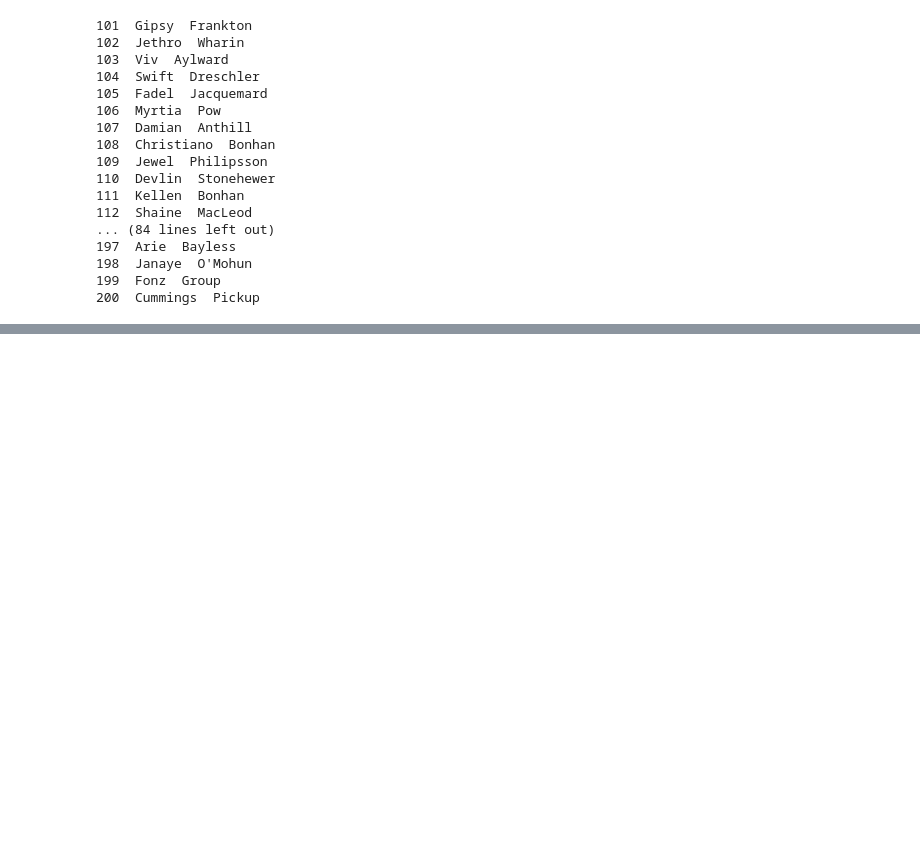
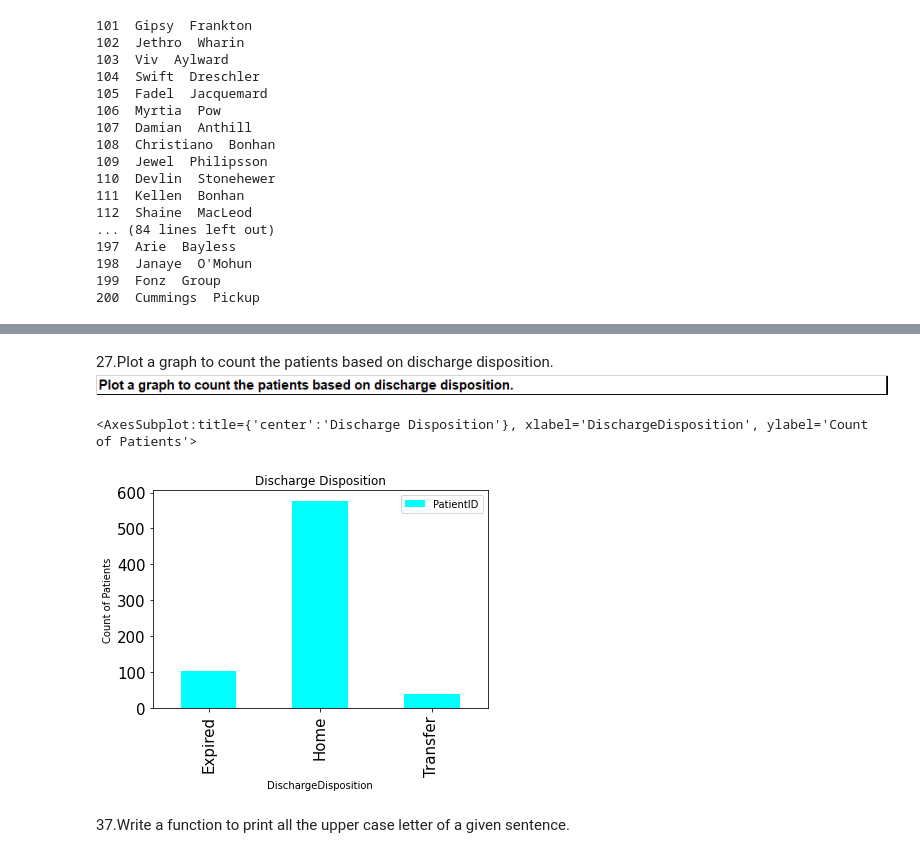
Before and after one commit to ArchanaDevaraju/python-warriors, a Jupyter notebook: Python Warriors-Divya.ipynb, the cells around one changed output, grey strips where cells are left out. Cells and saved outputs as stored; diff of their text form; code cells hidden in the pictures; blank space fills up the shorter version.

```diff
--- a/Python Warriors-Divya.ipynb
+++ b/Python Warriors-Divya.ipynb
@@ -59,0 +160,11 @@ for N in range(101,201):
+# %% [markdown]
+27.Plot a graph to count the patients based on discharge disposition.
+![image.png](attachment:image.png)
+# %%
+df=df_D.groupby(['DischargeDisposition'])[['PatientID']].count()
+df.plot(kind='bar',title='Discharge Disposition',ylabel='Count of Patients',color={'cyan'},fontsize=15,grid=False)
+# %% [output]
+<AxesSubplot:title={'center':'Discharge Disposition'}, xlabel='DischargeDisposition', ylabel='Count of Patients'>
+[figure, added]
+# %% [markdown]
+37.Write a function to print all the upper case letter of a given sentence.
```
Also changed, not shown: parts of 35 cells of this notebook.
